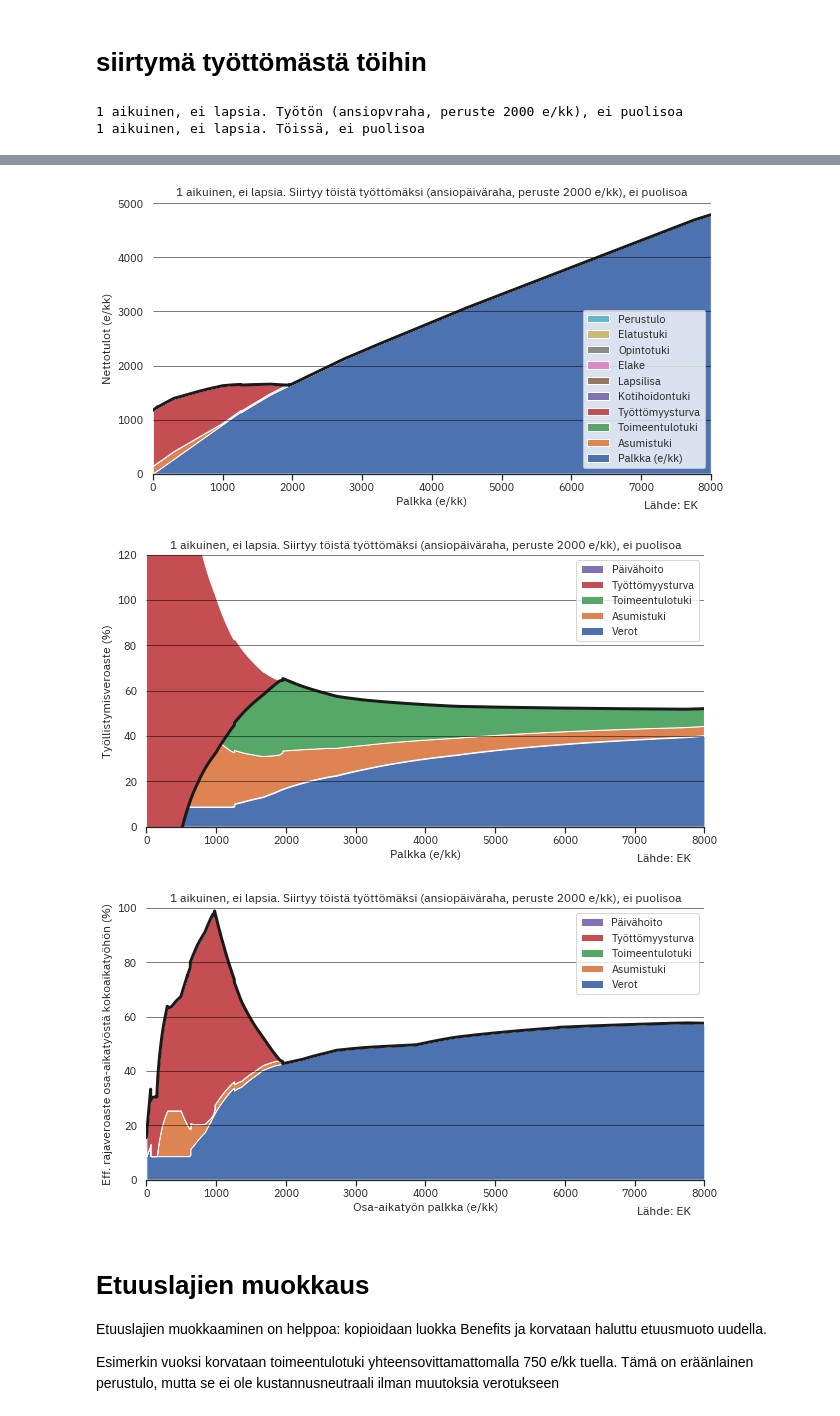
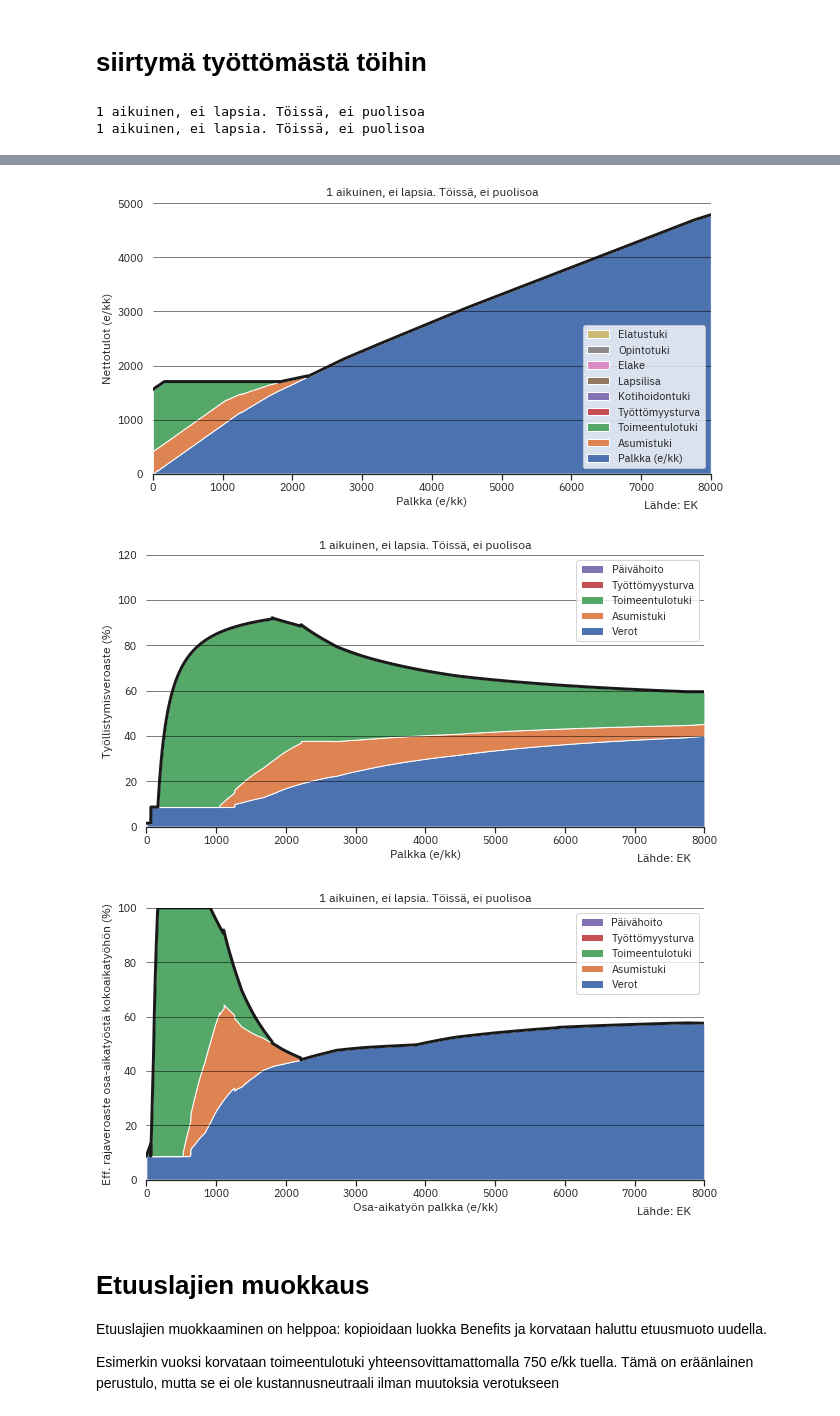
Before and after one commit to ajtanskanen/benefits, a Jupyter notebook: kannusteet 2022.ipynb, the cells around one changed output, grey strips where cells are left out. Saved outputs shown, nothing was run; the diff lists cells and outputs as text; code cells hidden in the pictures.

```diff
--- a/kannusteet 2022.ipynb
+++ b/kannusteet 2022.ipynb
@@ -78,7 +79,7 @@ year=2022
 ben=fin_benefits.Benefits(year=year)
 
 # Luokka Marginals sisältää marginaalien plottausfunktiot
-marg=fin_benefits.Marginals(ben,year=year,incl_alv=include_alv)
+marg=fin_benefits.Marginals(ben,year=year,incl_alv=include_alv,lang='eng')
 # %% [markdown]
 Ja sitten lasketaan käteen jäävä tulo, efektiivinen marginaalivero, työllistymisveroaste ja osatyöstä kokoaikatyöhön siirtymän efektiivinen marginaalivero. Laskelmat tehdään 1 e/kk askelvälillä. Efektiivinen marginaalivero lasketaan 100 e/kk lisätulolla. Osatyöstä kokoaikatyöhön siirryttäessä palkka kaksinkertaistuu.
 # %%
@@ -106,7 +108,7 @@ marg.laske_ja_plottaa_marginaalit(p,plot_tva=True,figname='huoltaja_gs_',
 # %% [markdown]
 # siirtymä työttömästä töihin
 # %%
-p1,selite1=fin_benefits.perheparametrit(perhetyyppi=50,tulosta=True)
+p1,selite1=fin_benefits.perheparametrit(perhetyyppi=1,tulosta=True)
 p2,selite2=fin_benefits.perheparametrit(perhetyyppi=1,tulosta=True)
 
 # ja lasketaan & plotataan tulokset
@@ -114,5 +116,5 @@ marg.laske_ja_plottaa_marginaalit(p1,p2,plot_tva=True,figname='huoltaja_gs_',
                                  grayscale=False,incl_perustulo=False,incl_elake=False,incl_alv=False,
                                  incl_opintotuki=False)
 # %% [output]
-1 aikuinen, ei lapsia. Työtön (ansiopvraha, peruste 2000 e/kk), ei puolisoa
 1 aikuinen, ei lapsia. Töissä, ei puolisoa
+1 aikuinen, ei lapsia. Töissä, ei puolisoa
@@ -120,6 +122,6 @@ marg.laske_ja_plottaa_marginaalit(p1,p2,plot_tva=True,figname='huoltaja_gs_',
-[figure, old version]
+[figure, new version]
-[figure, old version]
+[figure, new version]
-[figure, old version]
+[figure, new version]
 # %% [markdown]
 # Etuuslajien muokkaus
 Etuuslajien muokkaaminen on helppoa: kopioidaan luokka Benefits ja korvataan haluttu etuusmuoto uudella.
```
Also changed, not shown: parts of 10 cells of this notebook, 46 other files.
